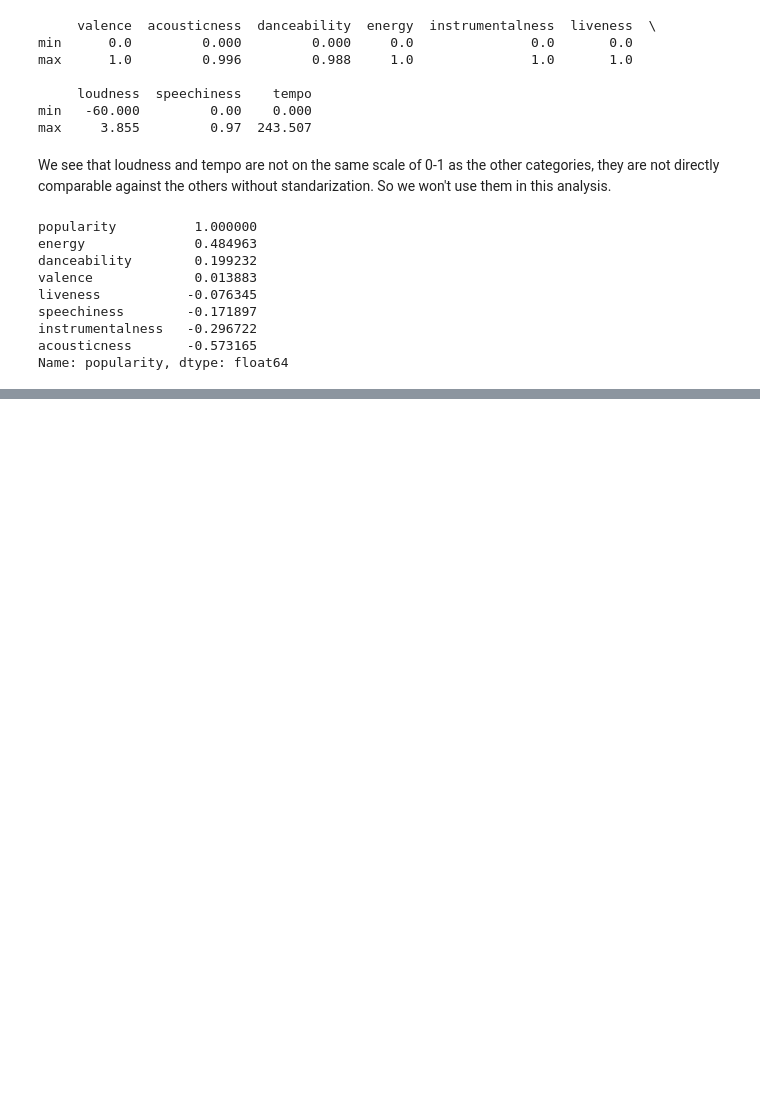
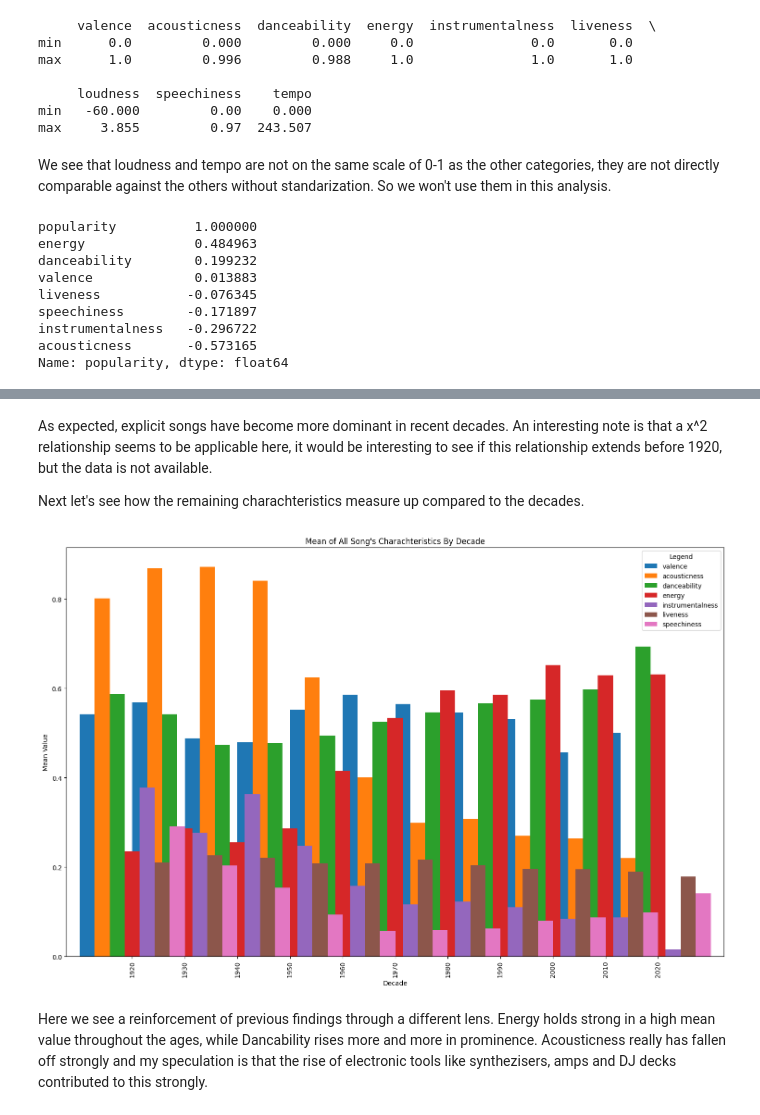
Before and after one commit to AlejandroLopez1992/DSCI235_Final_Project, a Jupyter notebook: alejandroSpotifyAnalysis.ipynb, the cells around one changed output, grey strips where cells are left out. Cells and saved outputs as stored; diff of their text form; code cells hidden in the pictures; blank space fills up the shorter version.

```diff
--- a/alejandroSpotifyAnalysis.ipynb
+++ b/alejandroSpotifyAnalysis.ipynb
@@ -145,0 +281,24 @@ The above code shows the correlation of each attribute when compared to probabil
+# %% [markdown]
+As expected, explicit songs have become more dominant in recent decades. An interesting note is that a x^2 relationship seems to be applicable here, it would be interesting to see if this relationship extends before 1920, but the data is not available.
+
+Next let's see how the remaining charachteristics measure up compared to the decades.
+# %%
+all_charachs_plot = songs_by_decade[characteristics_to_compare]
+
+by_decade_bar_graph = all_charachs_plot.plot(
+  kind = 'bar',
+  figsize=(15, 10),
+  width=2
+)
+
+by_decade_bar_graph.set_title("Mean of All Song's Charachteristics By Decade")
+by_decade_bar_graph.set_xlabel('Decade')
+by_decade_bar_graph.set_ylabel('Mean Value')
+by_decade_bar_graph.legend(title='Legend')
+
+plt.tight_layout()
+plt.show()
+# %% [output]
+[figure, added]
+# %% [markdown]
+Here we see a reinforcement of previous findings through a different lens. Energy holds strong in a high mean value throughout the ages, while Dancability rises more and more in prominence. Acousticness really has fallen off strongly and my speculation is that the rise of electronic tools like synthezisers, amps and DJ decks contributed to this strongly.
```
Also changed, not shown: parts of 15 cells of this notebook.
